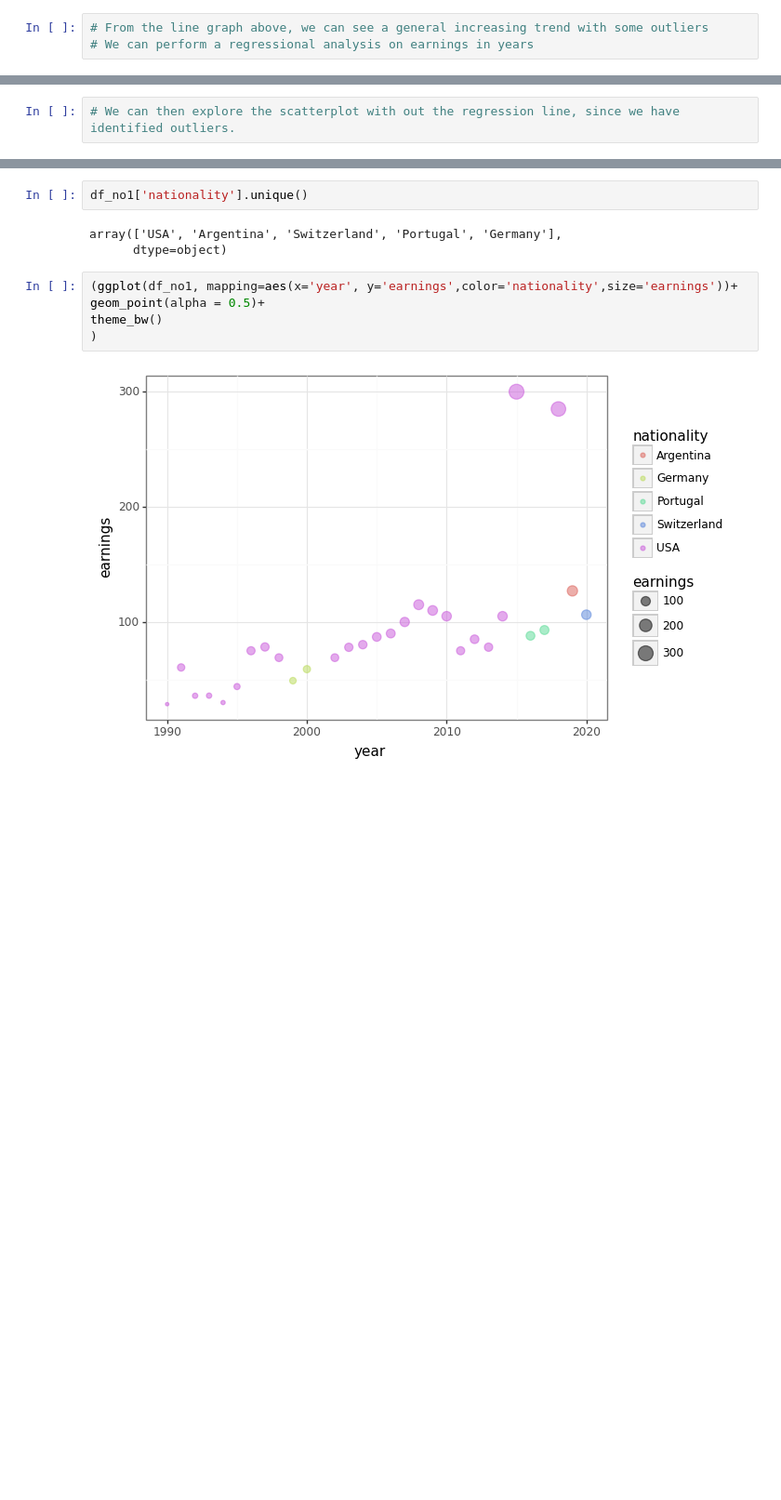
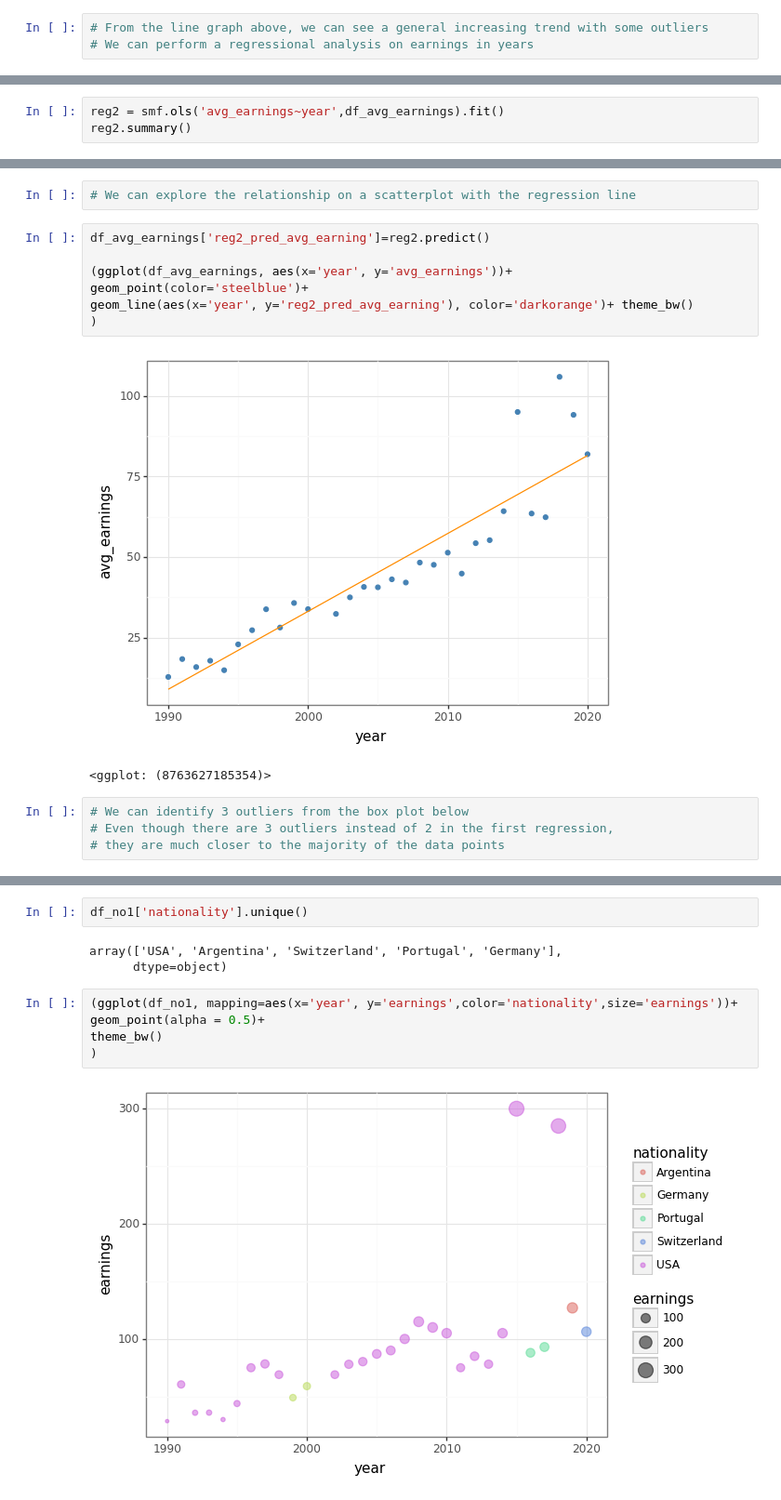
Before and after one commit to zoeshenrw/databootcamp-midterm, a Jupyter notebook: databootcamp-midterm.ipynb, the cells around one changed output, grey strips where cells are left out. Shown at 93% size. Cells and saved outputs as stored; diff of their text form; blank space fills up the shorter version.

```diff
--- a/databootcamp-midterm.ipynb
+++ b/databootcamp-midterm.ipynb
@@ -158,0 +213,3 @@ geom_line(aes(x='year', y='reg1_pred_earning'), color='darkorange')+ theme_bw()+
+# %%
+reg2 = smf.ols('avg_earnings~year',df_avg_earnings).fit()
+reg2.summary()
@@ -159,2 +250,16 @@ geom_line(aes(x='year', y='reg1_pred_earning'), color='darkorange')+ theme_bw()+
 # %%
-# We can then explore the scatterplot with out the regression line, since we have identified outliers.
+# We can explore the relationship on a scatterplot with the regression line
+# %%
+df_avg_earnings['reg2_pred_avg_earning']=reg2.predict()
+
+(ggplot(df_avg_earnings, aes(x='year', y='avg_earnings'))+
+geom_point(color='steelblue')+
+geom_line(aes(x='year', y='reg2_pred_avg_earning'), color='darkorange')+ theme_bw()
+)
+# %% [output]
+[figure, added]
+<ggplot: (8763627185354)>
+# %%
+# We can identify 3 outliers from the box plot below
+# Even though there are 3 outliers instead of 2 in the first regression,
+# they are much closer to the majority of the data points
```
Also changed, not shown: parts of 25 cells of this notebook.
